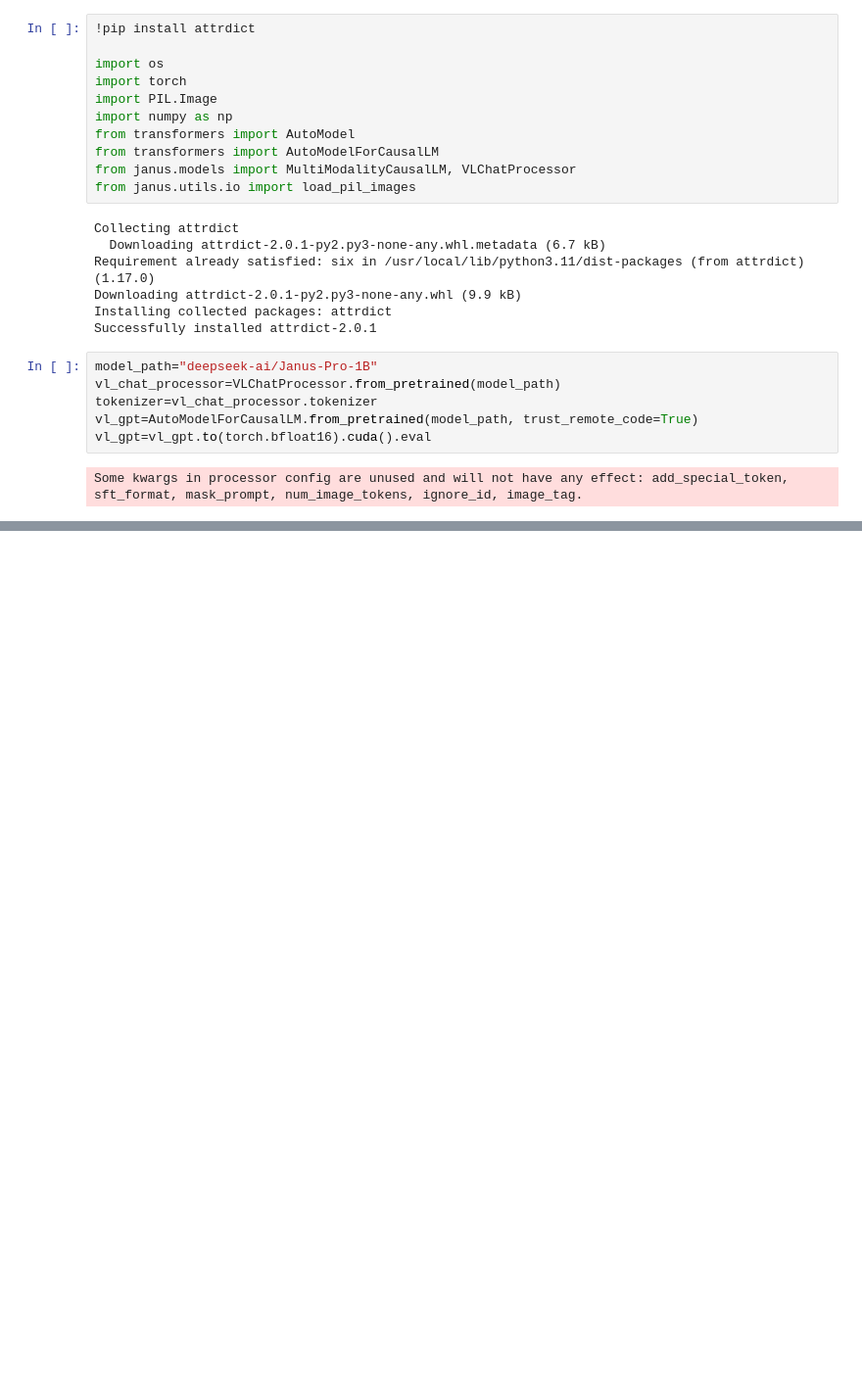
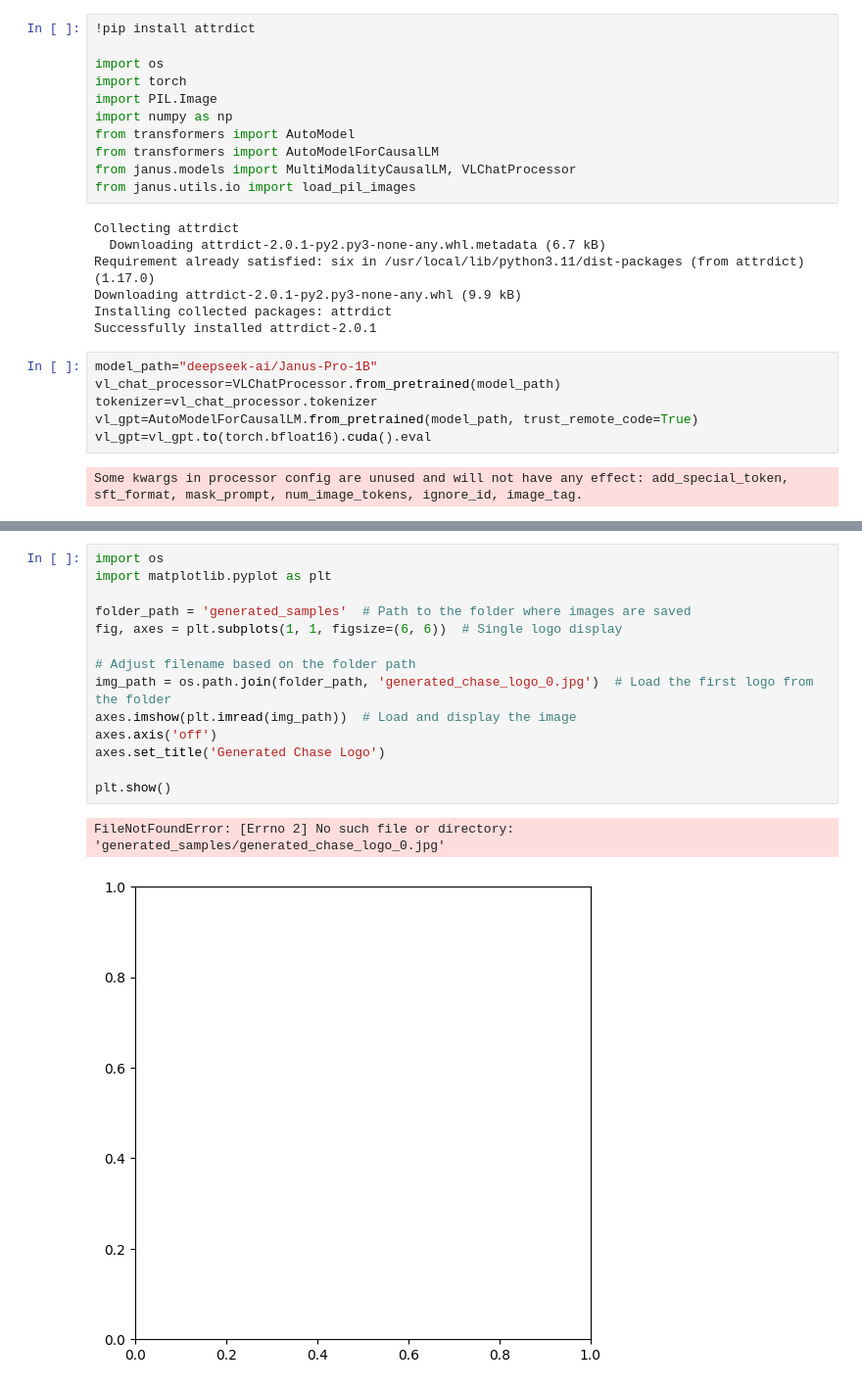
Before and after one commit to Advait-Joshi-svg/Colab, a Jupyter notebook: notebooks/Generate_images_with_Gemini_and_Vertex.ipynb, the cells around one changed output, grey strips where cells are left out. Shown at 98% size. Saved outputs shown, nothing was run; the diff lists cells and outputs as text; blank space fills up the shorter version.

```diff
--- a/notebooks/Generate_images_with_Gemini_and_Vertex.ipynb
+++ b/notebooks/Generate_images_with_Gemini_and_Vertex.ipynb
@@ -131,0 +182,17 @@ def generate(
+# %%
+import os
+import matplotlib.pyplot as plt
+
+folder_path = 'generated_samples'  # Path to the folder where images are saved
+fig, axes = plt.subplots(1, 1, figsize=(6, 6))  # Single logo display
+
+# Adjust filename based on the folder path
+img_path = os.path.join(folder_path, 'generated_chase_logo_0.jpg')  # Load the first logo from the folder
+axes.imshow(plt.imread(img_path))  # Load and display the image
+axes.axis('off')
+axes.set_title('Generated Chase Logo')
+
+plt.show()
+# %% [output]
+FileNotFoundError: [Errno 2] No such file or directory: 'generated_samples/generated_chase_logo_0.jpg'
+[figure, added]
```
Also changed, not shown: parts of 7 cells of this notebook.
